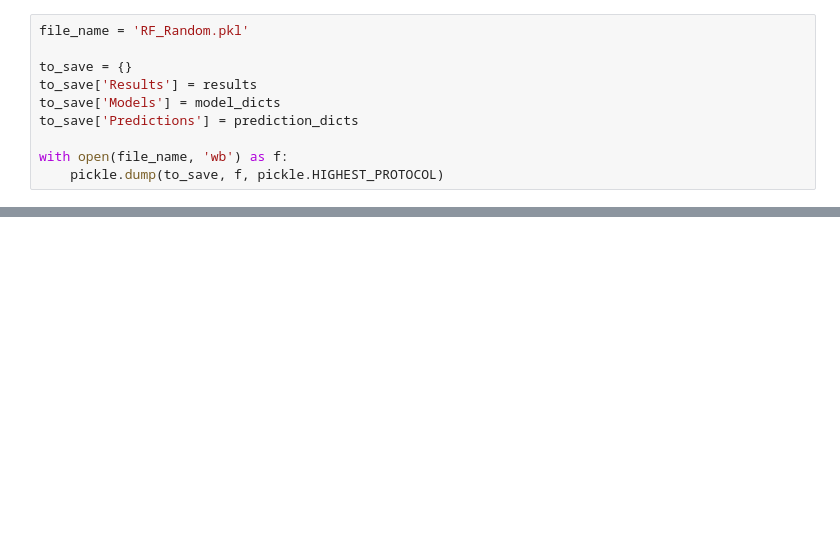
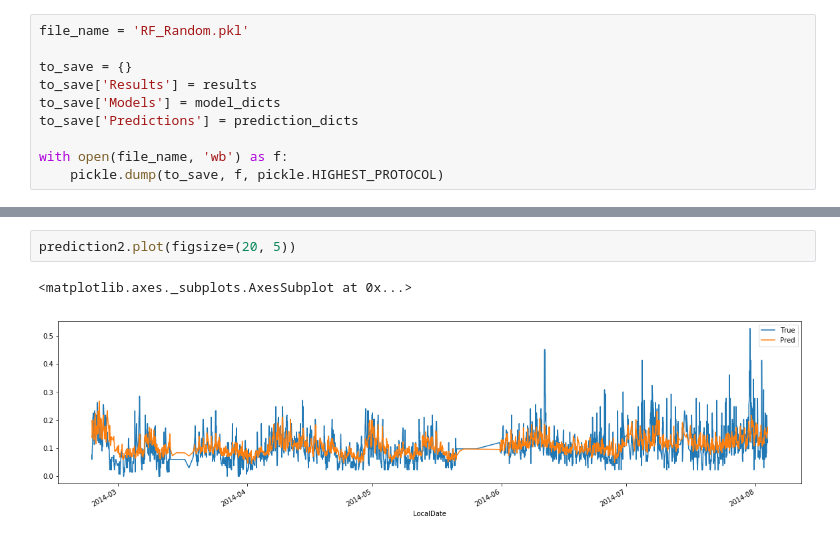
Before and after one commit to fdanieluk/deep_aqi, a Jupyter notebook: deep_aqi/jupyter/10-decision-tree-2.0.ipynb, the cells around one changed output, grey strips where cells are left out. Saved outputs shown, nothing was run; the diff lists cells and outputs as text; blank space fills up the shorter version.

```diff
--- a/deep_aqi/jupyter/10-decision-tree-2.0.ipynb
+++ b/deep_aqi/jupyter/10-decision-tree-2.0.ipynb
@@ -497,0 +810,5 @@ list(zip(X_test.columns, model.best_estimator_.feature_importances_))
+# %%
+prediction2.plot(figsize=(20, 5))
+# %% [output]
+<matplotlib.axes._subplots.AxesSubplot at 0x...>
+[figure, added]
```
Also changed, not shown: parts of 45 cells of this notebook, 8 other files.
